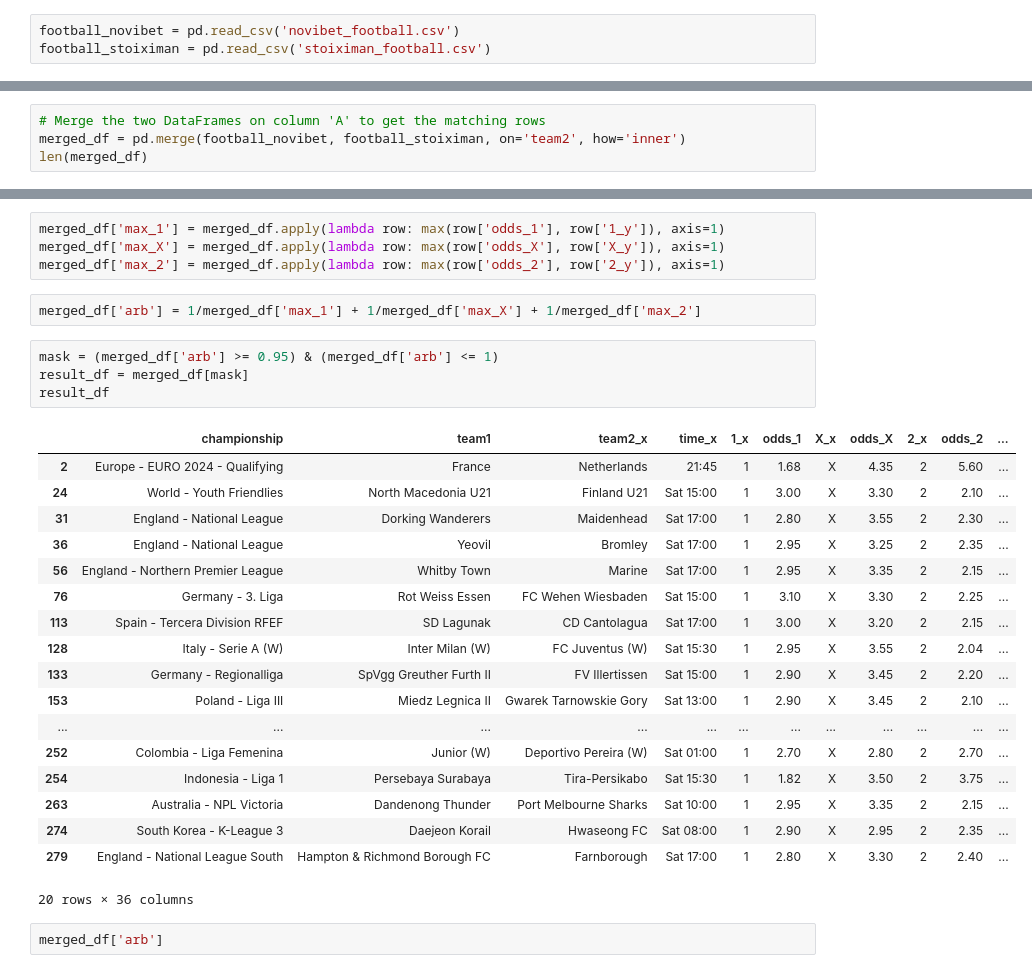
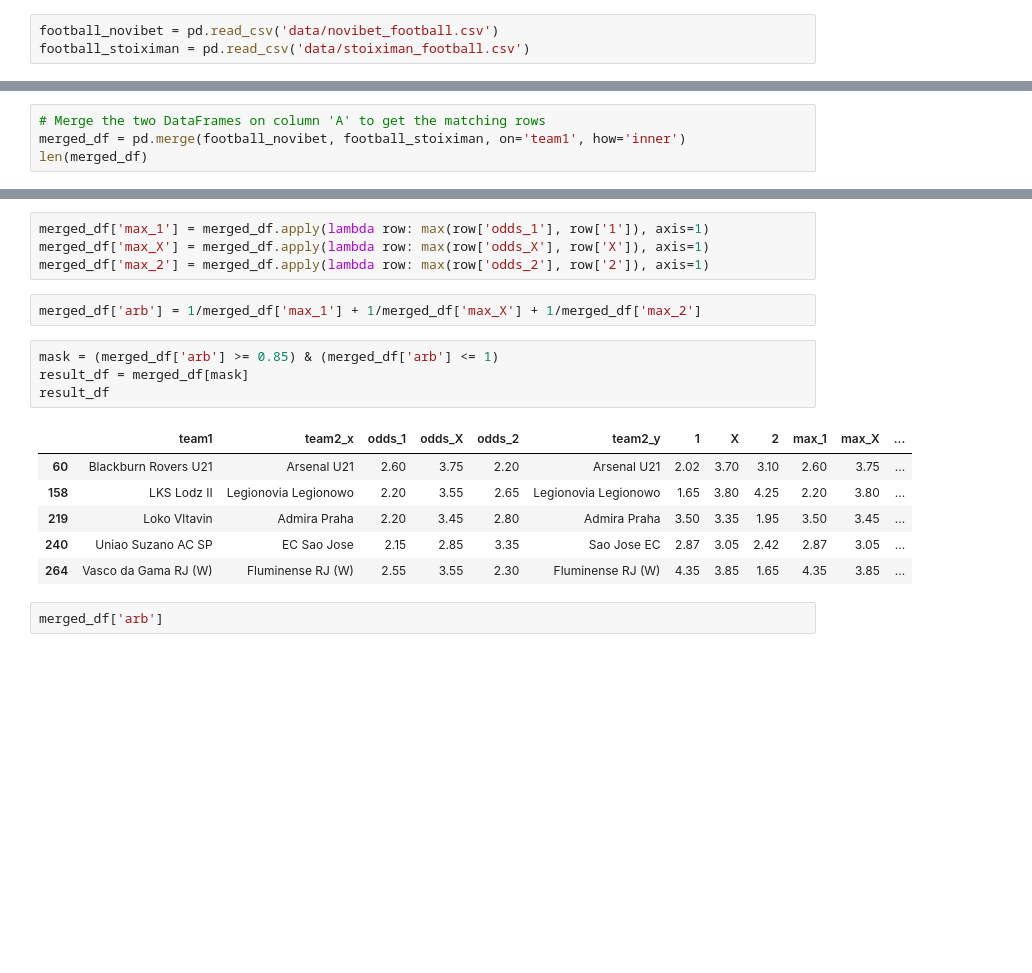
Before and after one commit to panagiotisgia/arbitage_betting, a Jupyter notebook: calc.ipynb, the cells around one changed output, grey strips where cells are left out. Saved outputs shown, nothing was run; the diff lists cells and outputs as text; blank space fills up the shorter version.

```diff
--- a/calc.ipynb
+++ b/calc.ipynb
@@ -49,13 +53,13 @@ AttributeError: module 'stoiximan_function' has no attribute 'stoiximan_basketba
 # %% [markdown]
 ## Calculations
 # %%
-football_novibet = pd.read_csv('novibet_football.csv')
-football_stoiximan = pd.read_csv('stoiximan_football.csv')
+football_novibet = pd.read_csv('data/novibet_football.csv')
+football_stoiximan = pd.read_csv('data/stoiximan_football.csv')
 # %%
 football_novibet = football_novibet[['team1', 'team2','odds_1','odds_X','odds_2']]
 football_stoiximan = football_stoiximan[['team1', 'team2','1','X','2']]
 # %%
 # Merge the two DataFrames on column 'A' to get the matching rows
-merged_df = pd.merge(football_novibet, football_stoiximan, on='team2', how='inner')
+merged_df = pd.merge(football_novibet, football_stoiximan, on='team1', how='inner')
 len(merged_df)
 # %% [output]
@@ -63,32 +83,20 @@ len(merged_df)
 # %%
-merged_df['max_1'] = merged_df.apply(lambda row: max(row['odds_1'], row['1_y']), axis=1)
-merged_df['max_X'] = merged_df.apply(lambda row: max(row['odds_X'], row['X_y']), axis=1)
-merged_df['max_2'] = merged_df.apply(lambda row: max(row['odds_2'], row['2_y']), axis=1)
+merged_df['max_1'] = merged_df.apply(lambda row: max(row['odds_1'], row['1']), axis=1)
+merged_df['max_X'] = merged_df.apply(lambda row: max(row['odds_X'], row['X']), axis=1)
+merged_df['max_2'] = merged_df.apply(lambda row: max(row['odds_2'], row['2']), axis=1)
 # %%
 merged_df['arb'] = 1/merged_df['max_1'] + 1/merged_df['max_X'] + 1/merged_df['max_2']
 # %%
-mask = (merged_df['arb'] >= 0.95) & (merged_df['arb'] <= 1)
+mask = (merged_df['arb'] >= 0.85) & (merged_df['arb'] <= 1)
 result_df = merged_df[mask]
 result_df
 # %% [output]
-|  | championship | team1 | team2_x | time_x | 1_x | odds_1 | X_x | odds_X | 2_x | odds_2 | ... |
-| 2 | Europe - EURO 2024 - Qualifying | France | Netherlands | 21:45 | 1 | 1.68 | X | 4.35 | 2 | 5.60 | ... |
-| 24 | World - Youth Friendlies | North Macedonia U21 | Finland U21 | Sat 15:00 | 1 | 3.00 | X | 3.30 | 2 | 2.10 | ... |
-| 31 | England - National League | Dorking Wanderers | Maidenhead | Sat 17:00 | 1 | 2.80 | X | 3.55 | 2 | 2.30 | ... |
-| 36 | England - National League | Yeovil | Bromley | Sat 17:00 | 1 | 2.95 | X | 3.25 | 2 | 2.35 | ... |
-| 56 | England - Northern Premier League | Whitby Town | Marine | Sat 17:00 | 1 | 2.95 | X | 3.35 | 2 | 2.15 | ... |
-| 76 | Germany - 3. Liga | Rot Weiss Essen | FC Wehen Wiesbaden | Sat 15:00 | 1 | 3.10 | X | 3.30 | 2 | 2.25 | ... |
-| 113 | Spain - Tercera Division RFEF | SD Lagunak | CD Cantolagua | Sat 17:00 | 1 | 3.00 | X | 3.20 | 2 | 2.15 | ... |
-| 128 | Italy - Serie A (W) | Inter Milan (W) | FC Juventus (W) | Sat 15:30 | 1 | 2.95 | X | 3.55 | 2 | 2.04 | ... |
-| 133 | Germany - Regionalliga | SpVgg Greuther Furth II | FV Illertissen | Sat 15:00 | 1 | 2.90 | X | 3.45 | 2 | 2.20 | ... |
-| 153 | Poland - Liga III | Miedz Legnica II | Gwarek Tarnowskie Gory | Sat 13:00 | 1 | 2.90 | X | 3.45 | 2 | 2.10 | ... |
-| ... | ... | ... | ... | ... | ... | ... | ... | ... | ... | ... | ... |
-| 252 | Colombia - Liga Femenina | Junior (W) | Deportivo Pereira (W) | Sat 01:00 | 1 | 2.70 | X | 2.80 | 2 | 2.70 | ... |
-| 254 | Indonesia - Liga 1 | Persebaya Surabaya | Tira-Persikabo | Sat 15:30 | 1 | 1.82 | X | 3.50 | 2 | 3.75 | ... |
-| 263 | Australia - NPL Victoria | Dandenong Thunder | Port Melbourne Sharks | Sat 10:00 | 1 | 2.95 | X | 3.35 | 2 | 2.15 | ... |
-| 274 | South Korea - K-League 3 | Daejeon Korail | Hwaseong FC | Sat 08:00 | 1 | 2.90 | X | 2.95 | 2 | 2.35 | ... |
-| 279 | England - National League South | Hampton & Richmond Borough FC | Farnborough | Sat 17:00 | 1 | 2.80 | X | 3.30 | 2 | 2.40 | ... |
+|  | team1 | team2_x | odds_1 | odds_X | odds_2 | team2_y | 1 | X | 2 | max_1 | max_X | ... |
+| 60 | Blackburn Rovers U21 | Arsenal U21 | 2.60 | 3.75 | 2.20 | Arsenal U21 | 2.02 | 3.70 | 3.10 | 2.60 | 3.75 | ... |
+| 158 | LKS Lodz II | Legionovia Legionowo | 2.20 | 3.55 | 2.65 | Legionovia Legionowo | 1.65 | 3.80 | 4.25 | 2.20 | 3.80 | ... |
+| 219 | Loko Vltavin | Admira Praha | 2.20 | 3.45 | 2.80 | Admira Praha | 3.50 | 3.35 | 1.95 | 3.50 | 3.45 | ... |
+| 240 | Uniao Suzano AC SP | EC Sao Jose | 2.15 | 2.85 | 3.35 | Sao Jose EC | 2.87 | 3.05 | 2.42 | 2.87 | 3.05 | ... |
+| 264 | Vasco da Gama RJ (W) | Fluminense RJ (W) | 2.55 | 3.55 | 2.30 | Fluminense RJ (W) | 4.35 | 3.85 | 1.65 | 4.35 | 3.85 | ... |
-20 rows × 36 columns
 # %%
 merged_df['arb']
 # %% [output]
```
Also changed, not shown: parts of 8 cells of this notebook, 7 other files.
